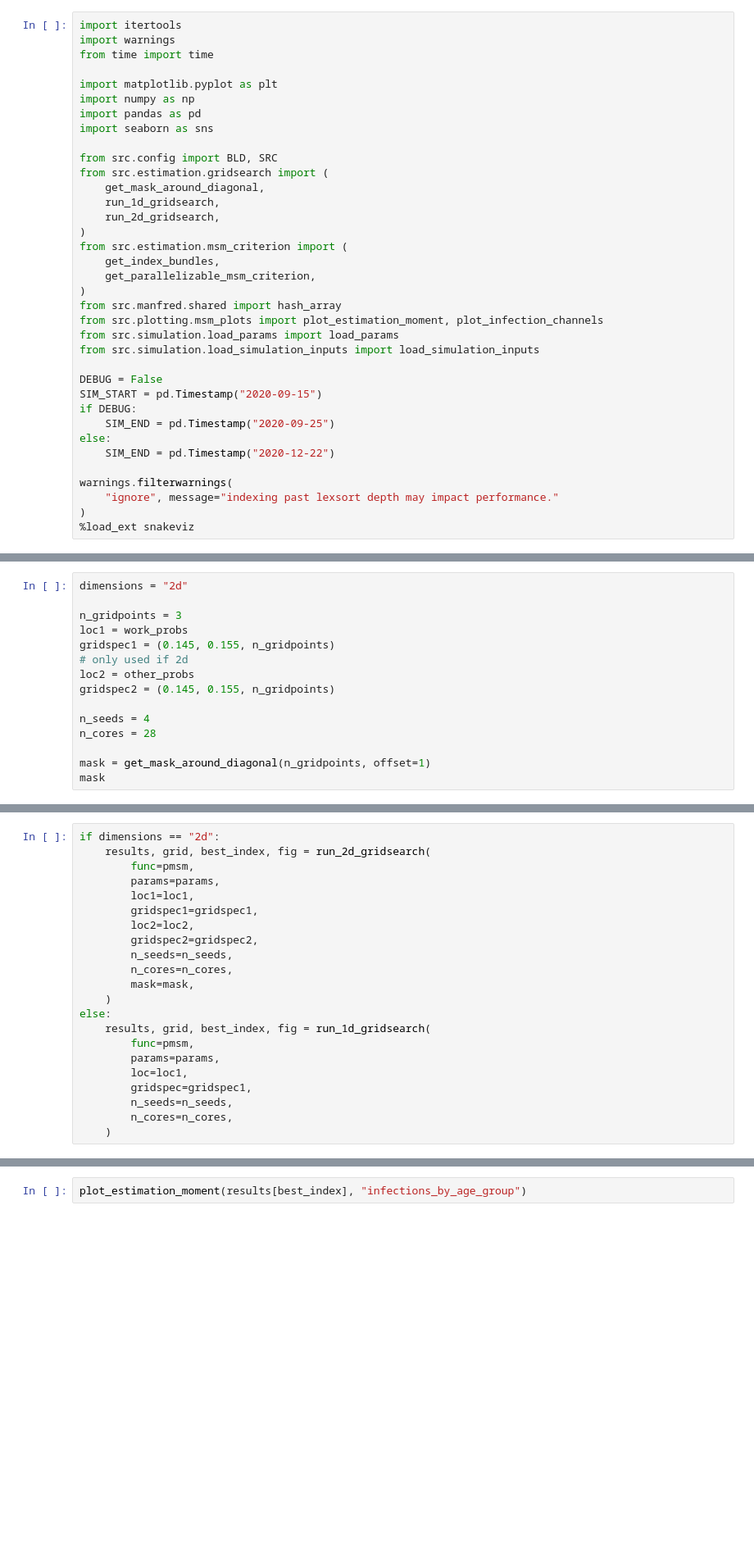
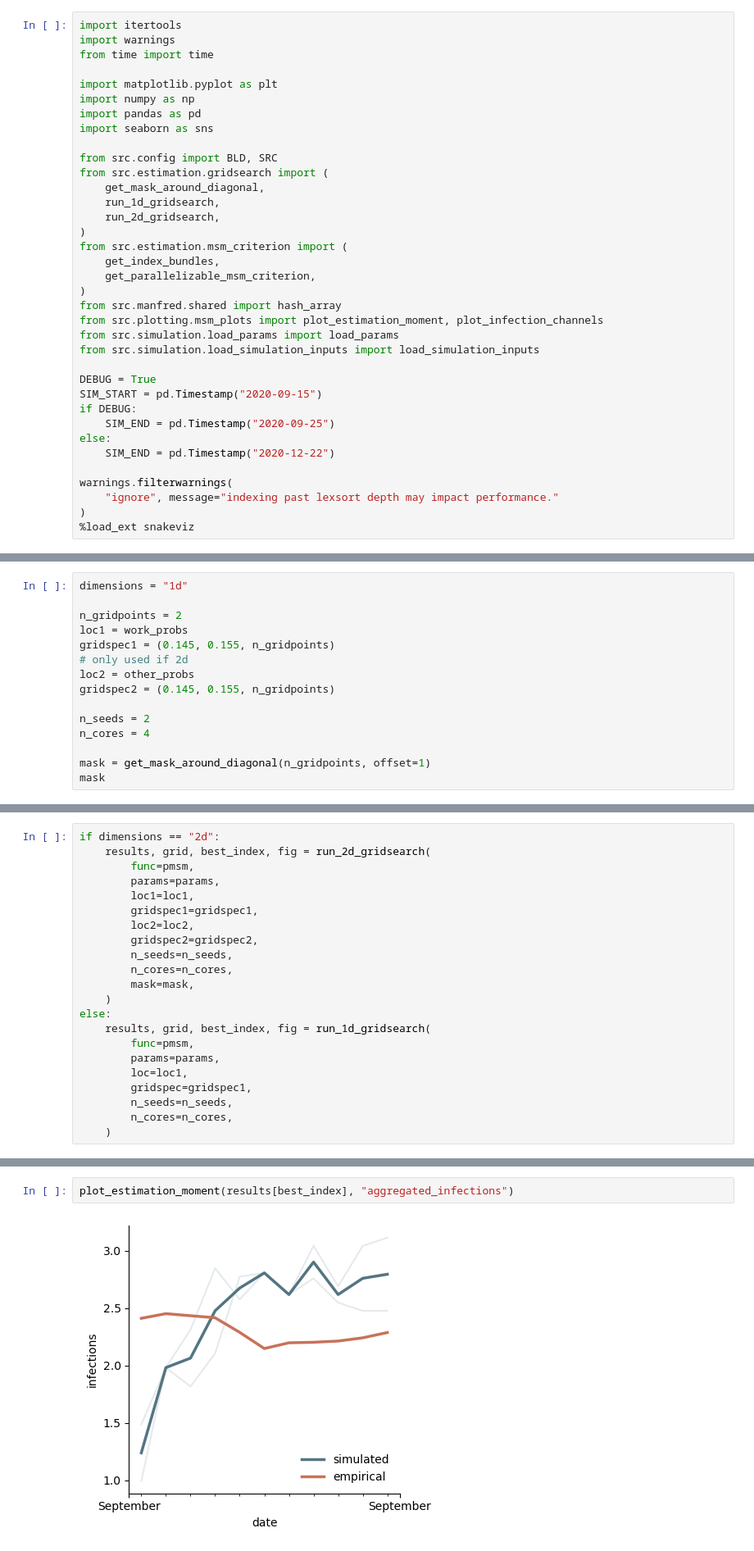
Before and after one commit to covid-19-impact-lab/sid-germany, a Jupyter notebook: src/exploration/janos_simulation_notebook.ipynb, the cells around one changed output, grey strips where cells are left out. Shown at 82% size. Drawn from its saved outputs; the diff is of its cells as text; blank space fills up the shorter version.

```diff
--- a/src/exploration/janos_simulation_notebook.ipynb
+++ b/src/exploration/janos_simulation_notebook.ipynb
@@ -23,7 +23,7 @@ from src.plotting.msm_plots import plot_estimation_moment, plot_infection_channe
 from src.simulation.load_params import load_params
 from src.simulation.load_simulation_inputs import load_simulation_inputs
 
-DEBUG = False
+DEBUG = True
 SIM_START = pd.Timestamp("2020-09-15")
 if DEBUG:
     SIM_END = pd.Timestamp("2020-09-25")
@@ -94,17 +94,17 @@ params
 # %% [markdown]
 # Run estimation
 # %%
-dimensions = "2d"
+dimensions = "1d"
 
-n_gridpoints = 3
+n_gridpoints = 2
 loc1 = work_probs
 gridspec1 = (0.145, 0.155, n_gridpoints)
 # only used if 2d
 loc2 = other_probs
 gridspec2 = (0.145, 0.155, n_gridpoints)
 
-n_seeds = 4
-n_cores = 28
+n_seeds = 2
+n_cores = 4
 
 mask = get_mask_around_diagonal(n_gridpoints, offset=1)
 mask
@@ -135,3 +140,5 @@ plt.show()
 # %%
-plot_estimation_moment(results[best_index], "infections_by_age_group")
+plot_estimation_moment(results[best_index], "aggregated_infections")
+# %% [output]
+[figure, added]
 # %%
```
Also changed, not shown: parts of 8 cells of this notebook, 4 other files.
